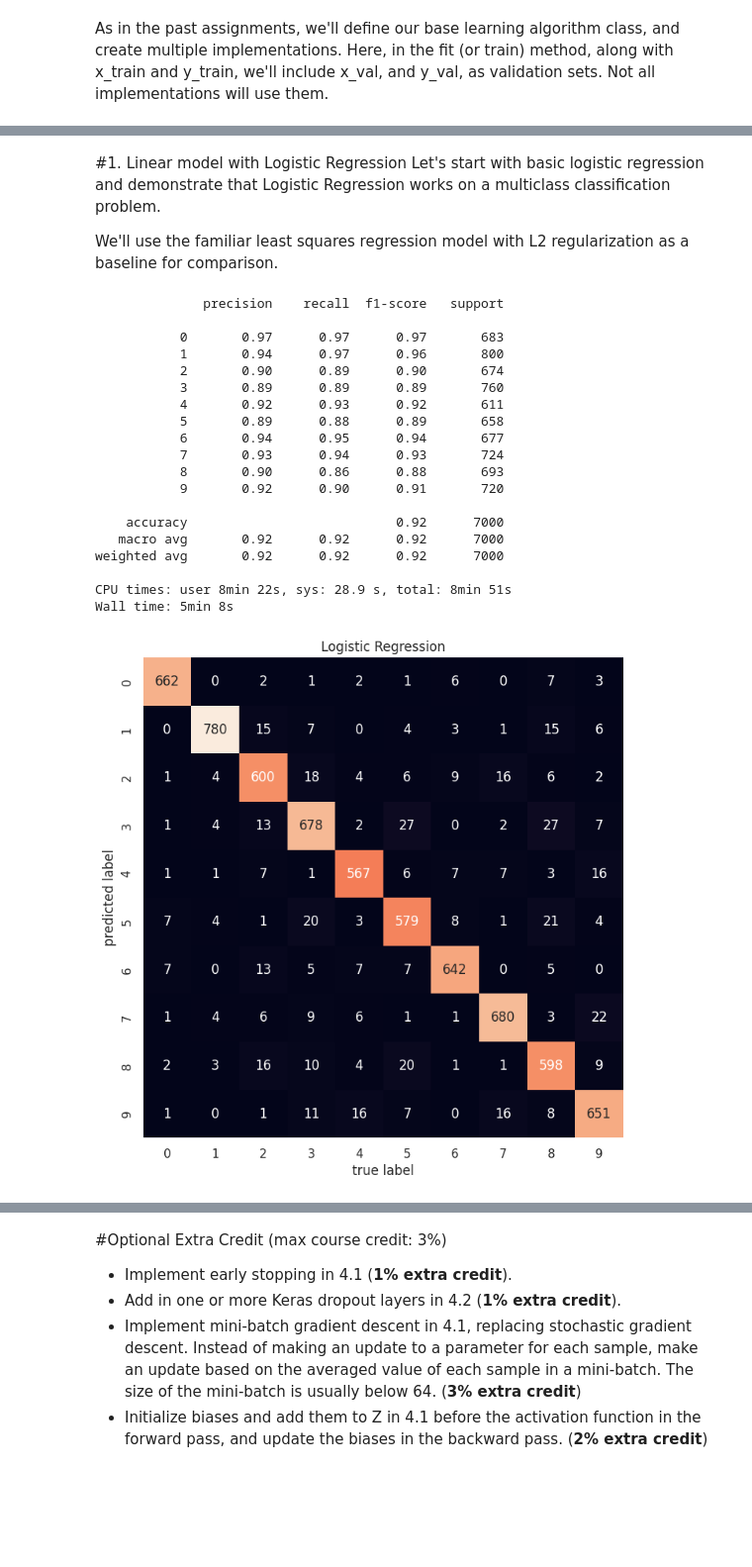
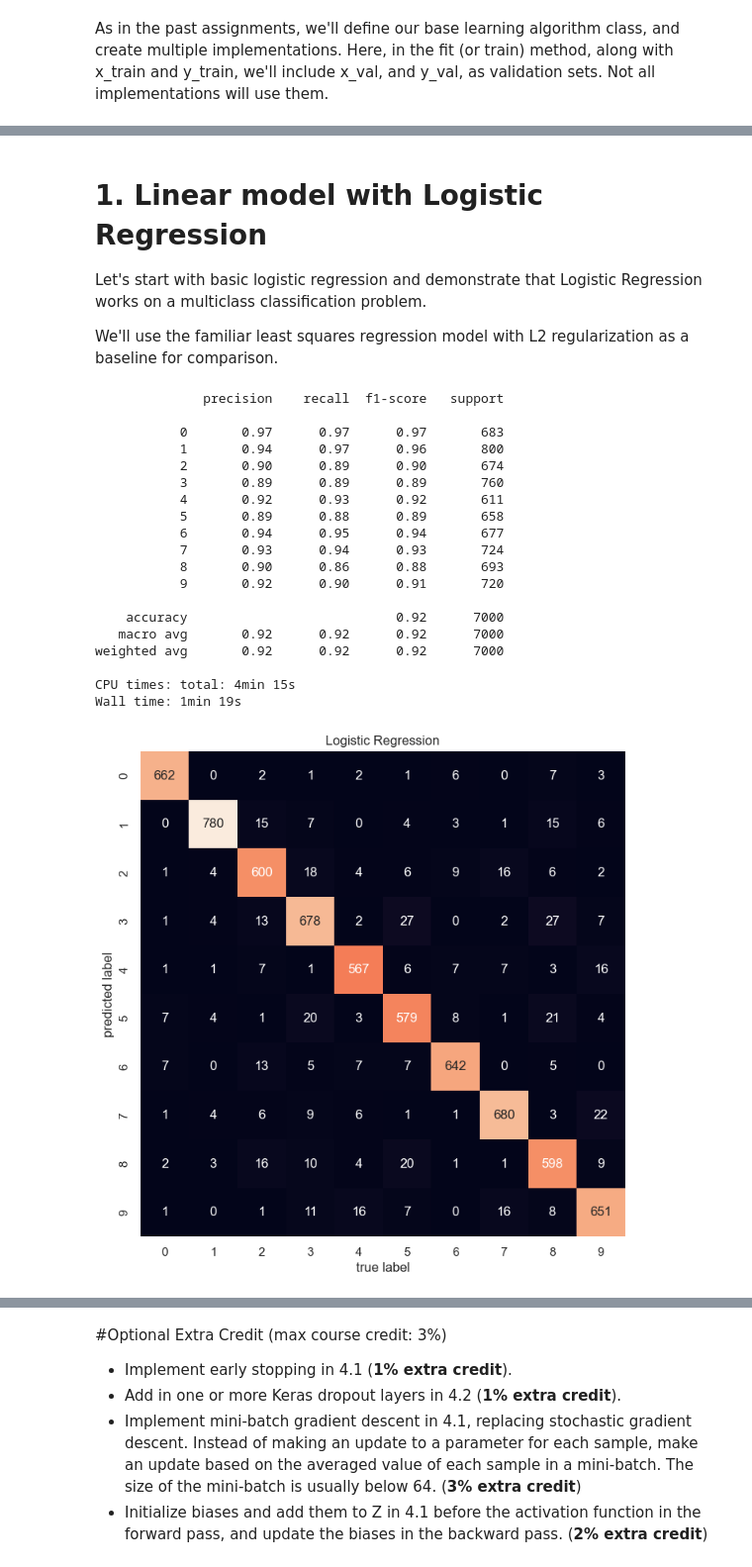
Before and after one commit to DataMonarch/ml, a Jupyter notebook: assignments/3/Homework 3 Multiclass Classification.ipynb, the cells around one changed output, grey strips where cells are left out. Shown at 99% size. Saved outputs shown, nothing was run; the diff lists cells and outputs as text; code cells hidden in the pictures; blank space fills up the shorter version.

```diff
--- a/assignments/3/Homework 3 Multiclass Classification.ipynb
+++ b/assignments/3/Homework 3 Multiclass Classification.ipynb
@@ -134,7 +138,7 @@ def train_eval(learning_algo: BaseLearningAlgorithm, x_train, y_train,x_val, y_v
   print(classification_report(y_test, y_pred,
                               target_names=['%d' %i for i in range(10)]))
 # %% [markdown]
-#1. Linear model with Logistic Regression
+# 1. Linear model with Logistic Regression
 Let's start with basic logistic regression and demonstrate that Logistic Regression works on a multiclass classification problem.
 
 We'll use the familiar least squares regression model with L2 regularization as a baseline for comparison.
@@ -157,28 +161,29 @@ class LogisticRegressionLearningAlgorithm(BaseLearningAlgorithm):
   @property
   def name(self) -> str:
     return 'Logistic Regression'
-
-learning_algo = LogisticRegressionLearningAlgorithm(max_iters = 1000)
-%time train_eval(learning_algo, x_train, y_train, x_val, y_val, x_test, y_test)
-# %% [output]
-              precision    recall  f1-score   support
-
-           0       0.97      0.97      0.97       683
-           1       0.94      0.97      0.96       800
-           2       0.90      0.89      0.90       674
-           3       0.89      0.89      0.89       760
-           4       0.92      0.93      0.92       611
-           5       0.89      0.88      0.89       658
-           6       0.94      0.95      0.94       677
-           7       0.93      0.94      0.93       724
-           8       0.90      0.86      0.88       693
-           9       0.92      0.90      0.91       720
-
-    accuracy                           0.92      7000
-   macro avg       0.92      0.92      0.92      7000
-weighted avg       0.92      0.92      0.92      7000
-
-CPU times: user 8min 22s, sys: 28.9 s, total: 8min 51s
-Wall time: 5min 8s
-[figure, removed]
+# %%
+learning_algo = LogisticRegressionLearningAlgorithm(max_iters = 1000)
+%time
+train_eval(learning_algo, x_train, y_train, x_val, y_val, x_test, y_test)
+# %% [output]
+              precision    recall  f1-score   support
+
+           0       0.97      0.97      0.97       683
+           1       0.94      0.97      0.96       800
+           2       0.90      0.89      0.90       674
+           3       0.89      0.89      0.89       760
+           4       0.92      0.93      0.92       611
+           5       0.89      0.88      0.89       658
+           6       0.94      0.95      0.94       677
+           7       0.93      0.94      0.93       724
+           8       0.90      0.86      0.88       693
+           9       0.92      0.90      0.91       720
+
+    accuracy                           0.92      7000
+   macro avg       0.92      0.92      0.92      7000
+weighted avg       0.92      0.92      0.92      7000
+
+CPU times: total: 4min 15s
+Wall time: 1min 19s
+[figure, added]
 # %% [markdown]
```
Also changed, not shown: parts of 29 cells of this notebook, 4 other files.
